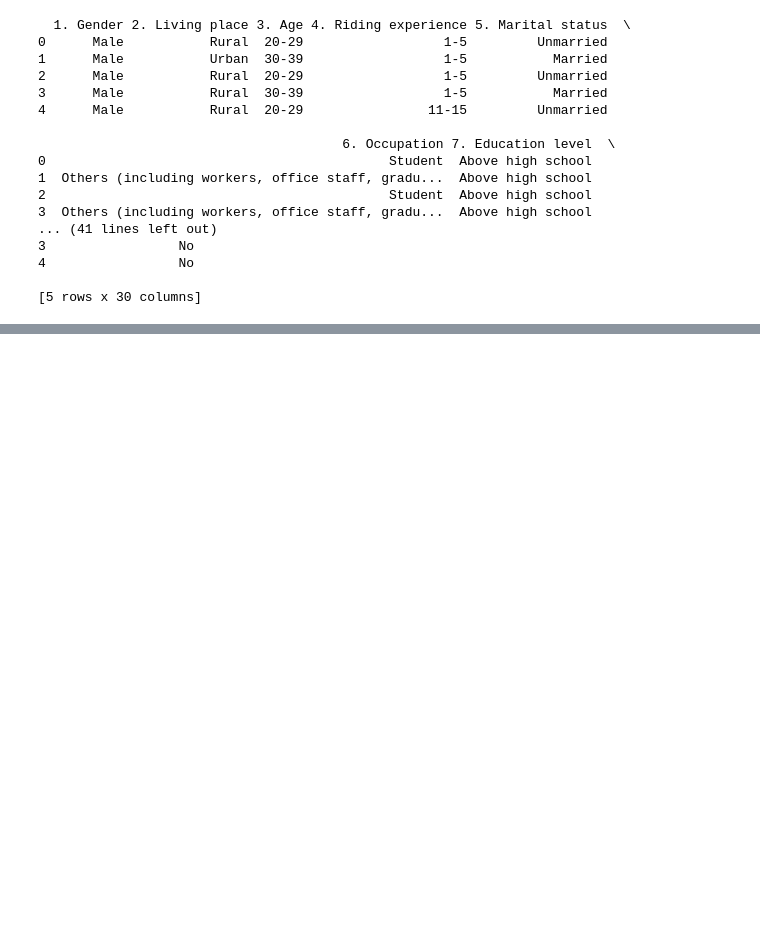
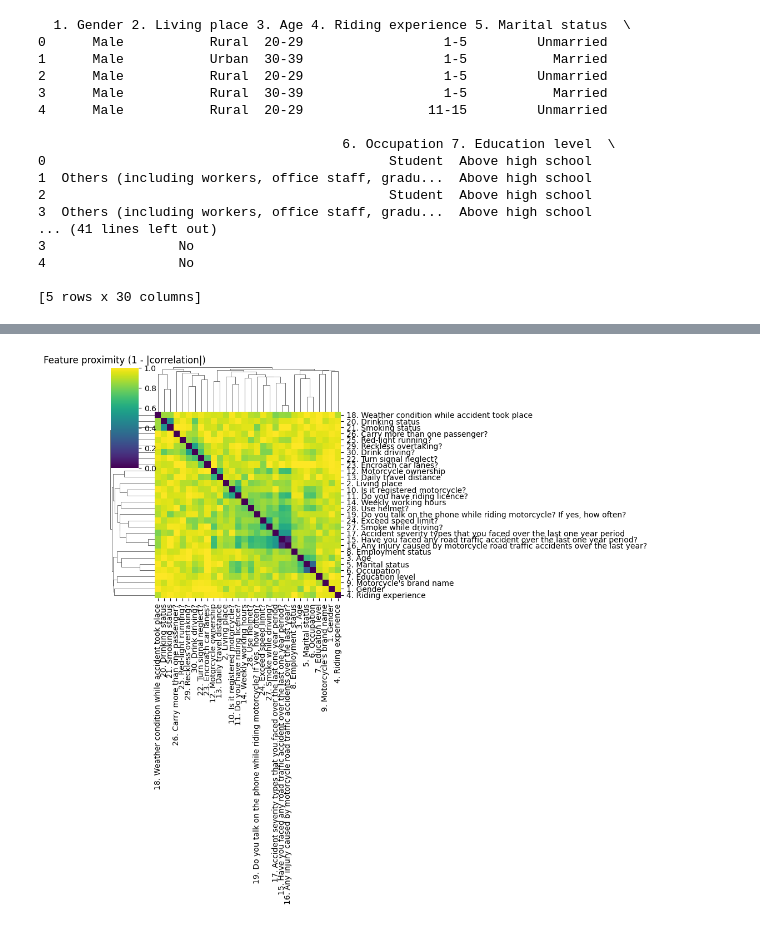
Before and after one commit to gillesstevens03-cloud/Scientific-programming, a Jupyter notebook: Unsupervised_motorbike_accident.ipynb, the cells around one changed output, grey strips where cells are left out. Saved outputs shown, nothing was run; the diff lists cells and outputs as text; code cells hidden in the pictures; blank space fills up the shorter version.

Commit message:
PCA and proximity Matrix

```diff
--- a/Unsupervised_motorbike_accident.ipynb
+++ b/Unsupervised_motorbike_accident.ipynb
@@ -100,0 +128,17 @@ print(imputed_data.head())
+# %%
+# Proximity matrix
+
+imputed_enc = encoder.fit_transform(imputed_data)
+imputed_enc_df = pd.DataFrame(imputed_enc, columns=imputed_data.columns)
+
+# Compute correlation matrix between columns
+corr_matrix = imputed_enc_df.corr()
+
+# Convert to a proximity-like matrix (1 - |correlation|)
+proximity_features = 1 - abs(corr_matrix)
+
+sns.clustermap(proximity_features, cmap='viridis')
+plt.title('Feature proximity (1 - |correlation|)')
+plt.show()
+# %% [output]
+[figure, added]
```
Also changed, not shown: parts of 1 cell of this notebook.
